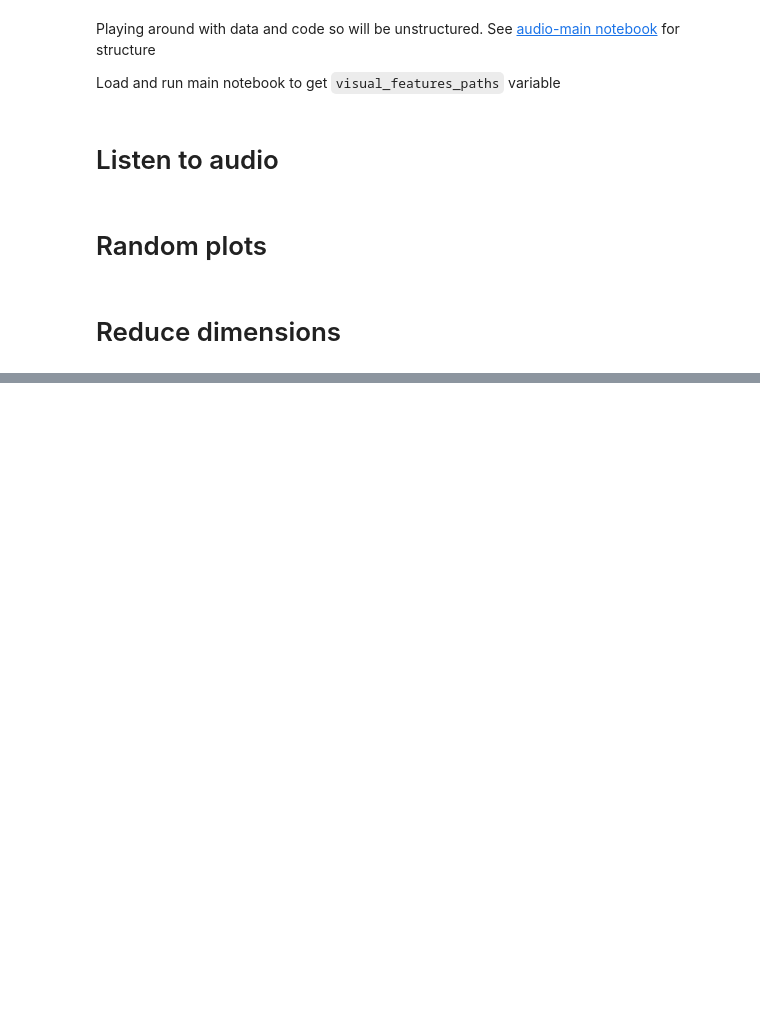
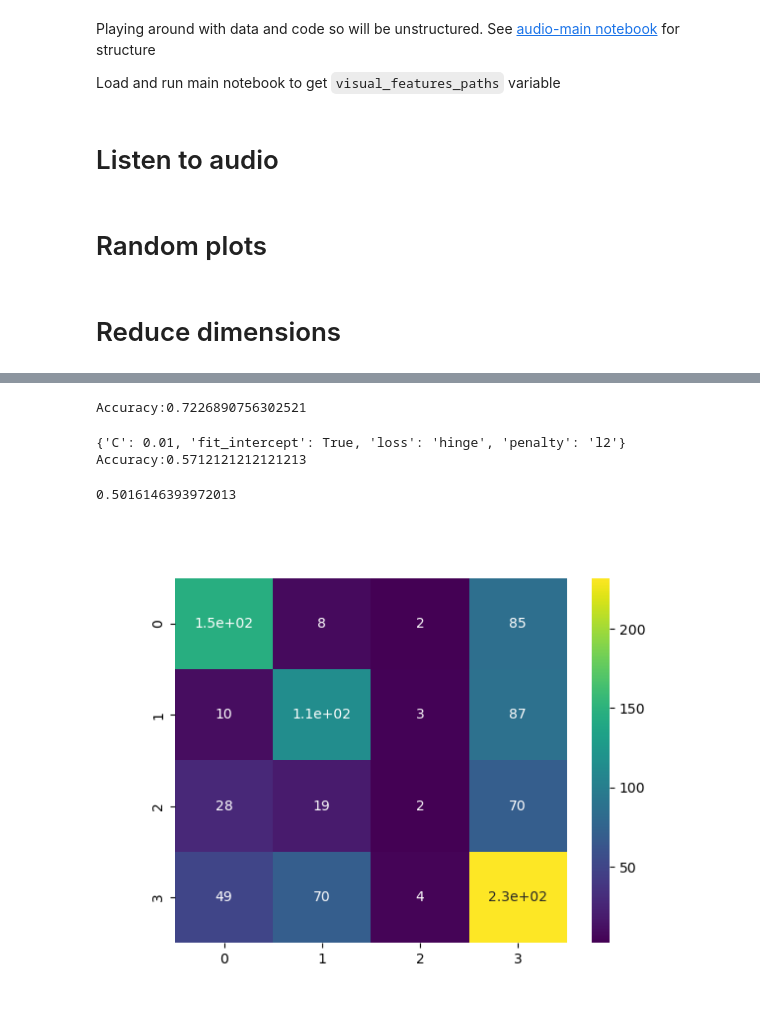
Before and after one commit to Brinkley97/csci_535_multimodal_probabilistic_learning, a Jupyter notebook: hw/2-multimodal_machine_learning_for_emotion_recognition/audio-play.ipynb, the cells around one changed output, grey strips where cells are left out. Cells and saved outputs as stored; diff of their text form; code cells hidden in the pictures; blank space fills up the shorter version.

```diff
--- a/hw/2-multimodal_machine_learning_for_emotion_recognition/audio-play.ipynb
+++ b/hw/2-multimodal_machine_learning_for_emotion_recognition/audio-play.ipynb
@@ -118,0 +182,21 @@ True
+# %%
+# estimator is LinearSVC()
+linear_classifier = svm.LinearSVC()
+parameters = param_grid = {
+    'C': [0.01, 0.1, 10, 100],
+    # 'class_weight': [1],
+    # 'dual':,
+    'fit_intercept': [True, False],
+    # 'intercept_scaling':,
+    'loss': ['hinge', 'squared_hinge'],
+    # 'max_iter':,
+     # 'multi_class': [1],
+    # 'penalty': ['l1', 'l2'],
+    'penalty': ['l2'],
+    # 'random_state':,
+    # 'tol': ,
+    # 'verbose':
+}
+
+classification = GridSearchCV(linear_classifier, param_grid=parameters, cv=10, return_train_score=True)
+classification
@@ -118,0 +210,2 @@ True
+# %%
+classification.fit(X_train, y_train)
@@ -118,0 +223,25 @@ True
+# %%
+print("Accuracy:"+ str(classification.score(X_train, y_train)))
+# %% [output]
+Accuracy:0.7226890756302521
+# %%
+# note difference in Accuracy with 'fit_intercept': [True'] vs 'fit_intercept': [False],
+print(classification.best_params_)
+print("Accuracy:"+ str(classification.best_score_))
+# %% [output]
+{'C': 0.01, 'fit_intercept': True, 'loss': 'hinge', 'penalty': 'l2'}
+Accuracy:0.5712121212121213
+# %%
+from sklearn.metrics import confusion_matrix,classification_report,accuracy_score
+accuracy = accuracy_score(y_test, y_pred)
+accuracy
+# %% [output]
+0.5016146393972013
+# %%
+after_hp_model = svm.LinearSVC(C=0.01, fit_intercept=True, loss='hinge', penalty='l2').fit(X_train, y_train)
+y_pred = after_hp_model.predict(X_test)
+cm = confusion_matrix(y_test,y_pred)
+sns.heatmap(cm,annot=True,cmap='viridis')
+plt.show()
+# %% [output]
+[figure, added]
```
Also changed, not shown: parts of 17 cells of this notebook, 1 other file.
